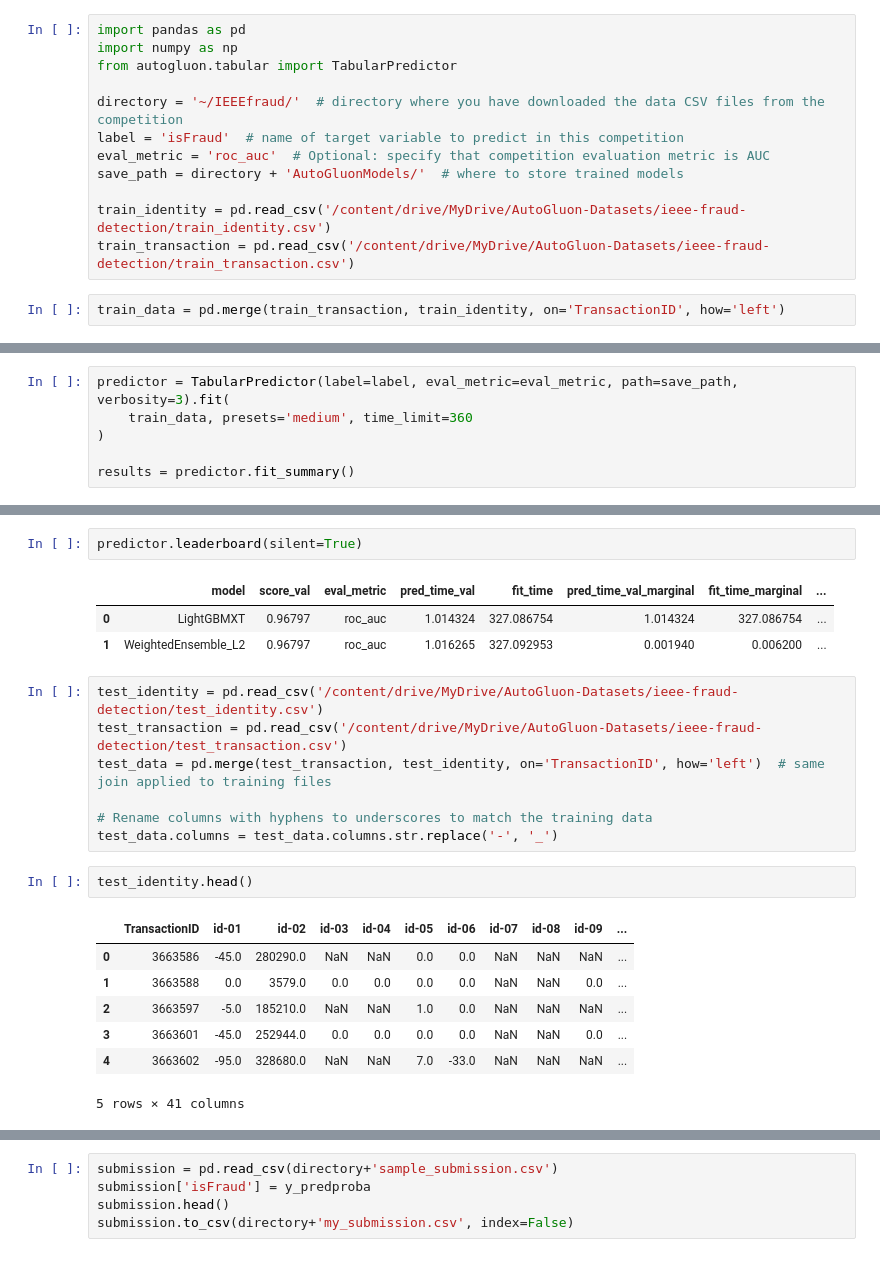
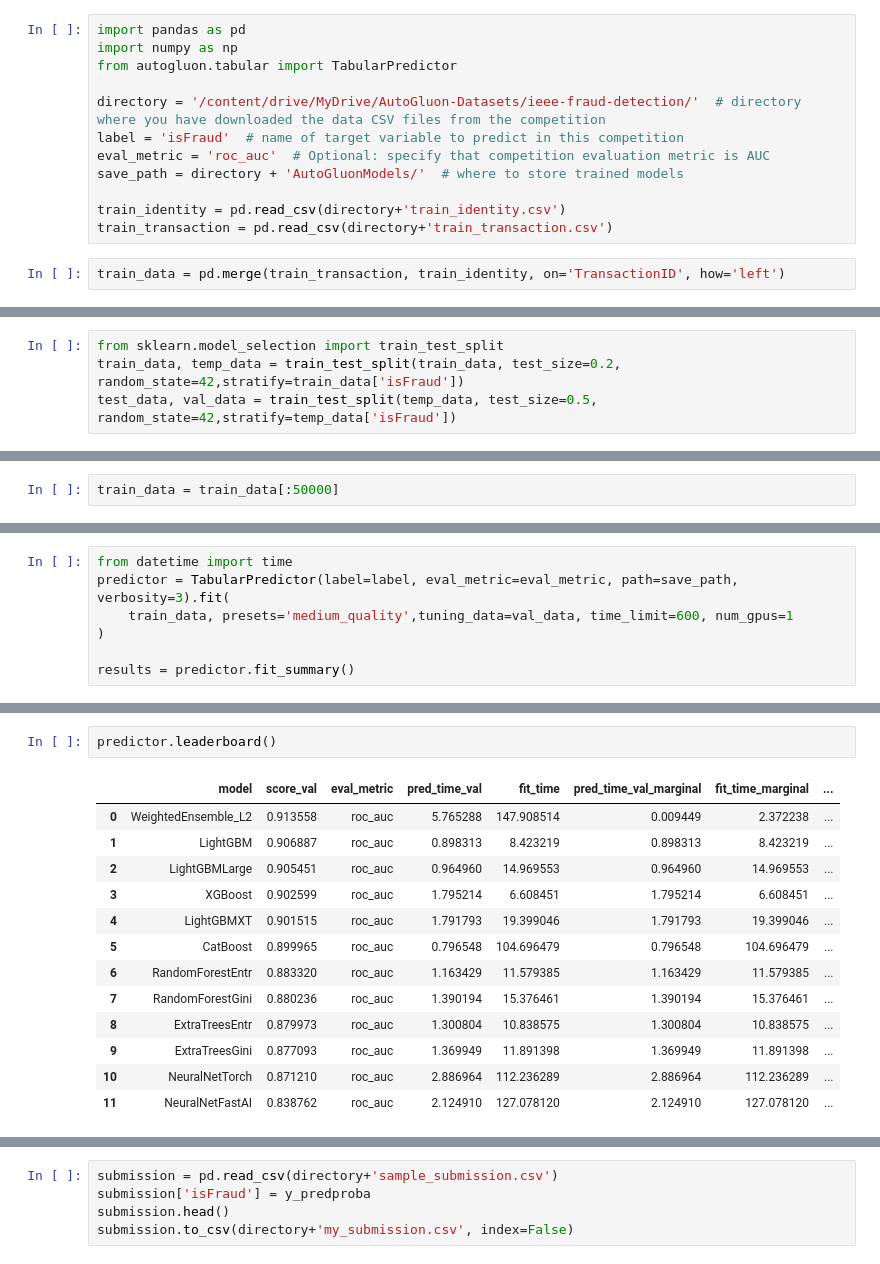
Before and after one commit to Deep-Dhaduk/AutoGluon, a Jupyter notebook: Fraud-detection/fraud_detection.ipynb, the cells around one changed output, grey strips where cells are left out. Drawn from its saved outputs; the diff is of its cells as text.

```diff
--- a/Fraud-detection/fraud_detection.ipynb
+++ b/Fraud-detection/fraud_detection.ipynb
@@ -20,12 +27,12 @@ import pandas as pd
 import numpy as np
 from autogluon.tabular import TabularPredictor
 
-directory = '~/IEEEfraud/'  # directory where you have downloaded the data CSV files from the competition
+directory = '/content/drive/MyDrive/AutoGluon-Datasets/ieee-fraud-detection/'  # directory where you have downloaded the data CSV files from the competition
 label = 'isFraud'  # name of target variable to predict in this competition
 eval_metric = 'roc_auc'  # Optional: specify that competition evaluation metric is AUC
 save_path = directory + 'AutoGluonModels/'  # where to store trained models
 
-train_identity = pd.read_csv('/content/drive/MyDrive/AutoGluon-Datasets/ieee-fraud-detection/train_identity.csv')
-train_transaction = pd.read_csv('/content/drive/MyDrive/AutoGluon-Datasets/ieee-fraud-detection/train_transaction.csv')
+train_identity = pd.read_csv(directory+'train_identity.csv')
+train_transaction = pd.read_csv(directory+'train_transaction.csv')
 # %%
 train_data = pd.merge(train_transaction, train_identity, on='TransactionID', how='left')
@@ -31,0 +47,4 @@ train_data = pd.merge(train_transaction, train_identity, on='TransactionID', how
+# %%
+from sklearn.model_selection import train_test_split
+train_data, temp_data = train_test_split(train_data, test_size=0.2, random_state=42,stratify=train_data['isFraud'])
+test_data, val_data = train_test_split(temp_data, test_size=0.5, random_state=42,stratify=temp_data['isFraud'])
@@ -31,0 +127,2 @@ train_data = pd.merge(train_transaction, train_identity, on='TransactionID', how
+# %%
+train_data = train_data[:50000]
@@ -32,6 +133,7 @@ train_data = pd.merge(train_transaction, train_identity, on='TransactionID', how
 # %%
+from datetime import time
 predictor = TabularPredictor(label=label, eval_metric=eval_metric, path=save_path, verbosity=3).fit(
-    train_data, presets='medium', time_limit=360
+    train_data, presets='medium_quality',tuning_data=val_data, time_limit=600, num_gpus=1
 )
 
 results = predictor.fit_summary()
@@ -107,23 +308,16 @@ Plot summary of models saved to file: /root/IEEEfraud/AutoGluonModels/SummaryOfM
 # %%
-predictor.leaderboard(silent=True)
+predictor.leaderboard()
 # %% [output]
 |  | model | score_val | eval_metric | pred_time_val | fit_time | pred_time_val_marginal | fit_time_marginal | ... |
-| 0 | LightGBMXT | 0.96797 | roc_auc | 1.014324 | 327.086754 | 1.014324 | 327.086754 | ... |
-| 1 | WeightedEnsemble_L2 | 0.96797 | roc_auc | 1.016265 | 327.092953 | 0.001940 | 0.006200 | ... |
+| 0 | WeightedEnsemble_L2 | 0.913558 | roc_auc | 5.765288 | 147.908514 | 0.009449 | 2.372238 | ... |
+| 1 | LightGBM | 0.906887 | roc_auc | 0.898313 | 8.423219 | 0.898313 | 8.423219 | ... |
+| 2 | LightGBMLarge | 0.905451 | roc_auc | 0.964960 | 14.969553 | 0.964960 | 14.969553 | ... |
+| 3 | XGBoost | 0.902599 | roc_auc | 1.795214 | 6.608451 | 1.795214 | 6.608451 | ... |
+| 4 | LightGBMXT | 0.901515 | roc_auc | 1.791793 | 19.399046 | 1.791793 | 19.399046 | ... |
+| 5 | CatBoost | 0.899965 | roc_auc | 0.796548 | 104.696479 | 0.796548 | 104.696479 | ... |
+| 6 | RandomForestEntr | 0.883320 | roc_auc | 1.163429 | 11.579385 | 1.163429 | 11.579385 | ... |
+| 7 | RandomForestGini | 0.880236 | roc_auc | 1.390194 | 15.376461 | 1.390194 | 15.376461 | ... |
+| 8 | ExtraTreesEntr | 0.879973 | roc_auc | 1.300804 | 10.838575 | 1.300804 | 10.838575 | ... |
+| 9 | ExtraTreesGini | 0.877093 | roc_auc | 1.369949 | 11.891398 | 1.369949 | 11.891398 | ... |
+| 10 | NeuralNetTorch | 0.871210 | roc_auc | 2.886964 | 112.236289 | 2.886964 | 112.236289 | ... |
+| 11 | NeuralNetFastAI | 0.838762 | roc_auc | 2.124910 | 127.078120 | 2.124910 | 127.078120 | ... |
-# %%
-test_identity = pd.read_csv('/content/drive/MyDrive/AutoGluon-Datasets/ieee-fraud-detection/test_identity.csv')
-test_transaction = pd.read_csv('/content/drive/MyDrive/AutoGluon-Datasets/ieee-fraud-detection/test_transaction.csv')
-test_data = pd.merge(test_transaction, test_identity, on='TransactionID', how='left')  # same join applied to training files
-
-# Rename columns with hyphens to underscores to match the training data
-test_data.columns = test_data.columns.str.replace('-', '_')
-# %%
-test_identity.head()
-# %% [output]
-|  | TransactionID | id-01 | id-02 | id-03 | id-04 | id-05 | id-06 | id-07 | id-08 | id-09 | ... |
-| 0 | 3663586 | -45.0 | 280290.0 | NaN | NaN | 0.0 | 0.0 | NaN | NaN | NaN | ... |
-| 1 | 3663588 | 0.0 | 3579.0 | 0.0 | 0.0 | 0.0 | 0.0 | NaN | NaN | 0.0 | ... |
-| 2 | 3663597 | -5.0 | 185210.0 | NaN | NaN | 1.0 | 0.0 | NaN | NaN | NaN | ... |
-| 3 | 3663601 | -45.0 | 252944.0 | 0.0 | 0.0 | 0.0 | 0.0 | NaN | NaN | 0.0 | ... |
-| 4 | 3663602 | -95.0 | 328680.0 | NaN | NaN | 7.0 | -33.0 | NaN | NaN | NaN | ... |
-5 rows × 41 columns
```
Also changed, not shown: parts of 19 cells of this notebook.
